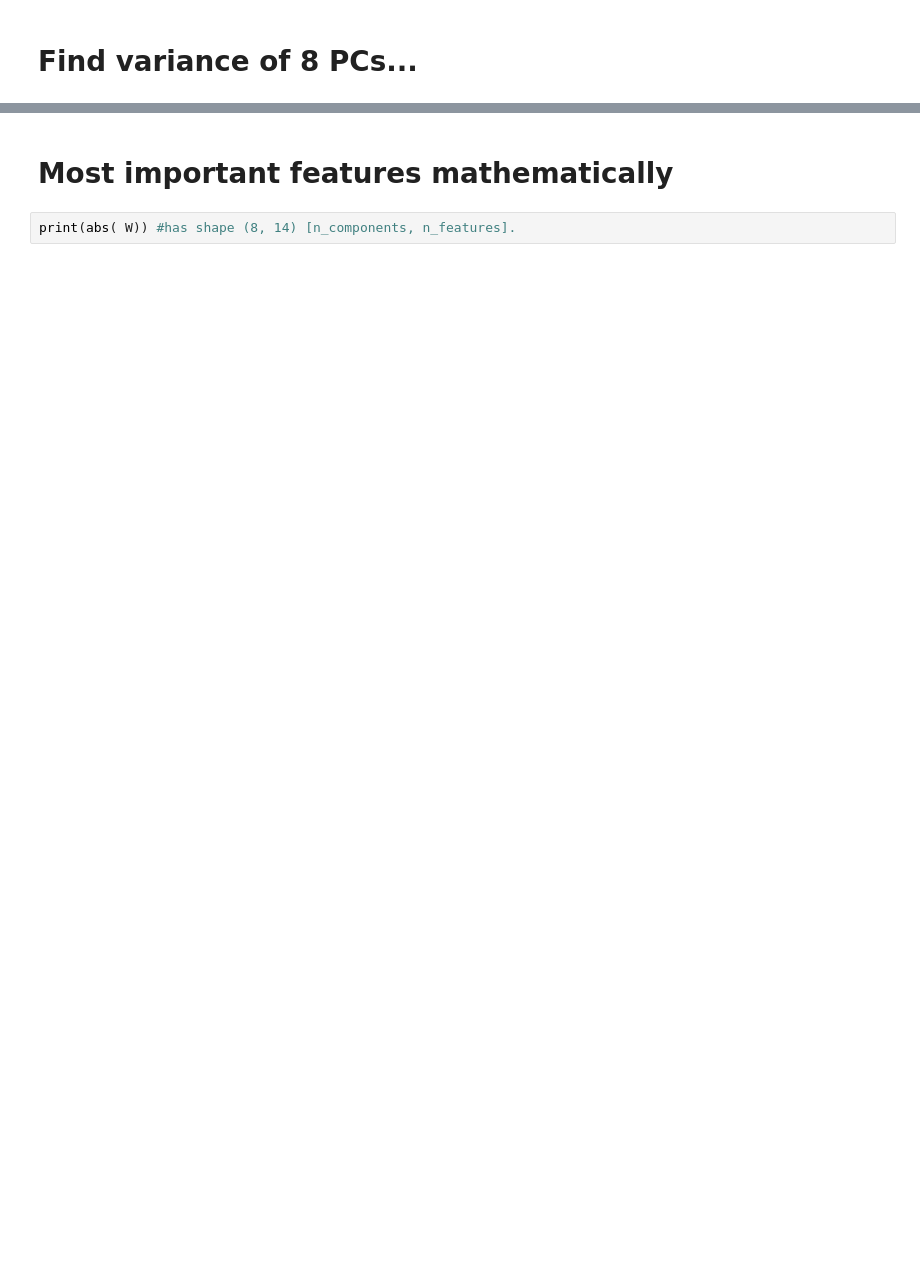
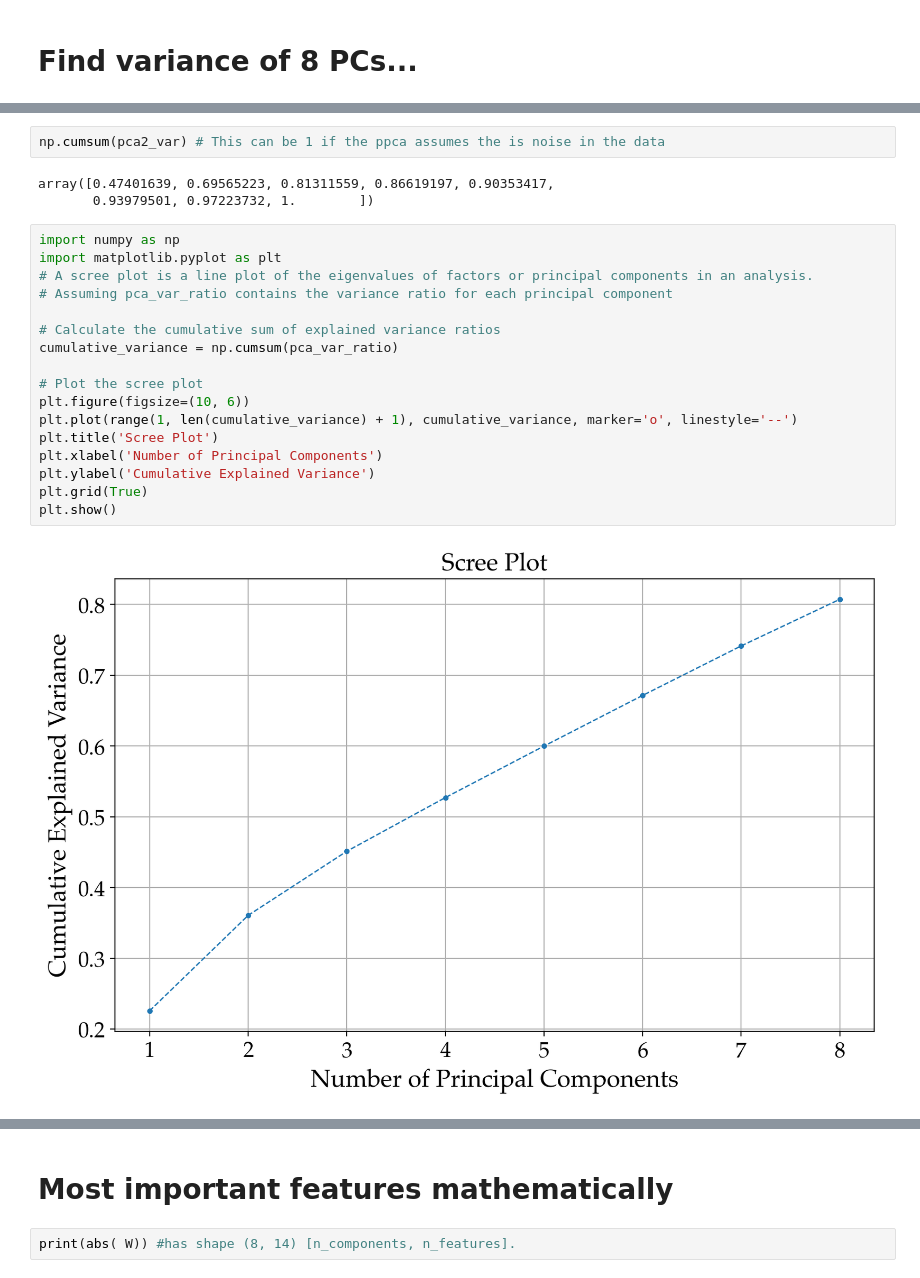
Before and after one commit to SammyS15/PGM_Project_2023, a Jupyter notebook: Notebooks/PCA_kdtree_Salma.ipynb, the cells around one changed output, grey strips where cells are left out. Drawn from its saved outputs; the diff is of its cells as text; blank space fills up the shorter version.

```diff
--- a/Notebooks/PCA_kdtree_Salma.ipynb
+++ b/Notebooks/PCA_kdtree_Salma.ipynb
@@ -315,0 +355,24 @@ print(pca2_var.shape, pca_var_ratio.shape)
+# %%
+np.cumsum(pca2_var) # This can be 1 if the ppca assumes the is noise in the data
+# %% [output]
+array([0.47401639, 0.69565223, 0.81311559, 0.86619197, 0.90353417,
+       0.93979501, 0.97223732, 1.        ])
+# %%
+import numpy as np
+import matplotlib.pyplot as plt
+# A scree plot is a line plot of the eigenvalues of factors or principal components in an analysis.
+# Assuming pca_var_ratio contains the variance ratio for each principal component
+
+# Calculate the cumulative sum of explained variance ratios
+cumulative_variance = np.cumsum(pca_var_ratio)
+
+# Plot the scree plot
+plt.figure(figsize=(10, 6))
+plt.plot(range(1, len(cumulative_variance) + 1), cumulative_variance, marker='o', linestyle='--')
+plt.title('Scree Plot')
+plt.xlabel('Number of Principal Components')
+plt.ylabel('Cumulative Explained Variance')
+plt.grid(True)
+plt.show()
+# %% [output]
+[figure, added]
```
Also changed, not shown: parts of 27 cells of this notebook, 4 other files.
